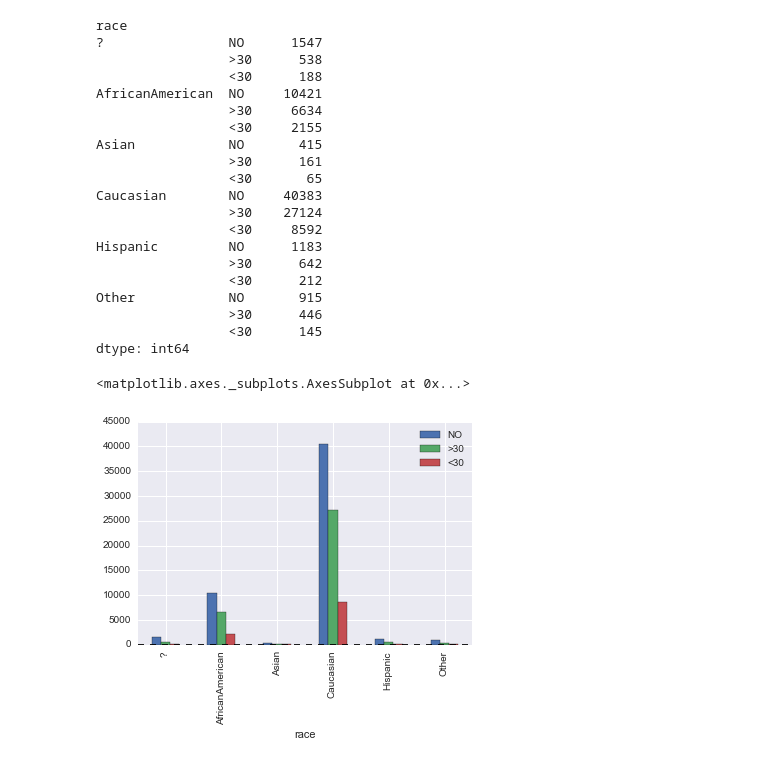
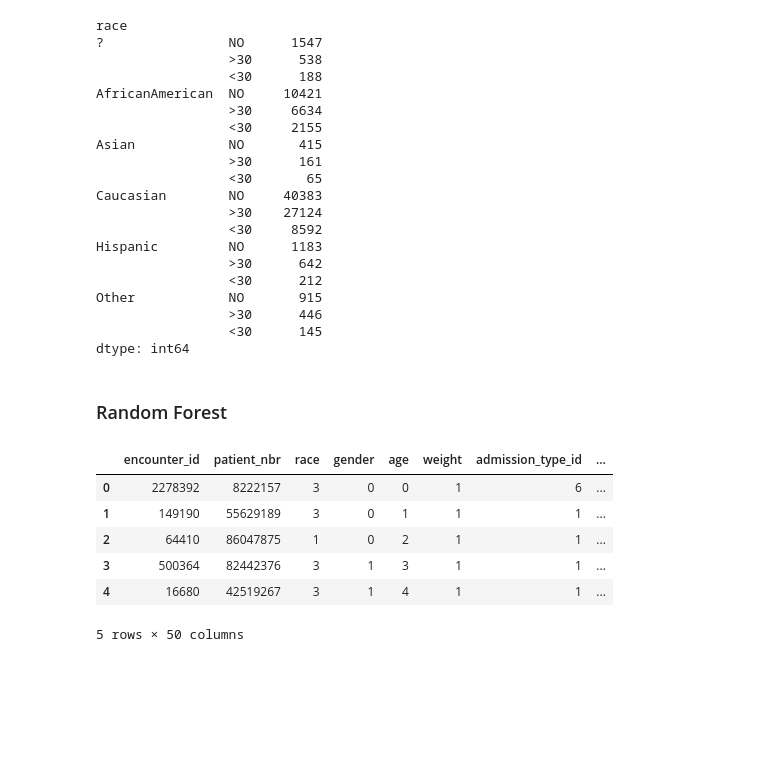
Before and after one commit to DKAllgeier/DAT_SF_11, a Jupyter notebook: homeworks/Diabetes_project.ipynb, the cells around one changed output. Cells and saved outputs as stored; diff of their text form; code cells hidden in the pictures; blank space fills up the shorter version.

```diff
--- a/homeworks/Diabetes_project.ipynb
+++ b/homeworks/Diabetes_project.ipynb
@@ -154,7 +120,6 @@ Other            NO       915
                  <30      145
 dtype: int64
 # %%
-race_read.unstack().plot(kind='bar')
+#race_read.unstack().plot(kind='bar')
-# %% [output]
-<matplotlib.axes._subplots.AxesSubplot at 0x...>
-[figure, removed]
+# %% [markdown]
+### Random Forest
@@ -160,0 +133,24 @@ race_read.unstack().plot(kind='bar')
+# %%
+#must to column-wise label encoding. Prevents explosion of dimensions that occurs with get_dummies
+#creating a new dataframe and filling it
+diab_data = pd.DataFrame()
+#save label encoders in a dictionary to have complete list. Need to save to run through test data.
+label_encoders = {}
+
+for column in diabetes.columns:
+    if diabetes[column].dtype == 'object':
+        #create new label encoders each time so not saving over the same label encoder. Need it for changing the test data.
+        label_encoders[column] = preprocessing.LabelEncoder()
+        diab_data[column] = label_encoders[column].fit_transform(diabetes[column])
+    else:
+        diab_data[column] = diabetes[column]
+# %%
+diab_data.head(5)
+# %% [output]
+|  | encounter_id | patient_nbr | race | gender | age | weight | admission_type_id | ... |
+| 0 | 2278392 | 8222157 | 3 | 0 | 0 | 1 | 6 | ... |
+| 1 | 149190 | 55629189 | 3 | 0 | 1 | 1 | 1 | ... |
+| 2 | 64410 | 86047875 | 1 | 0 | 2 | 1 | 1 | ... |
+| 3 | 500364 | 82442376 | 3 | 1 | 3 | 1 | 1 | ... |
+| 4 | 16680 | 42519267 | 3 | 1 | 4 | 1 | 1 | ... |
+5 rows × 50 columns
```
Also changed, not shown: parts of 26 cells of this notebook.
